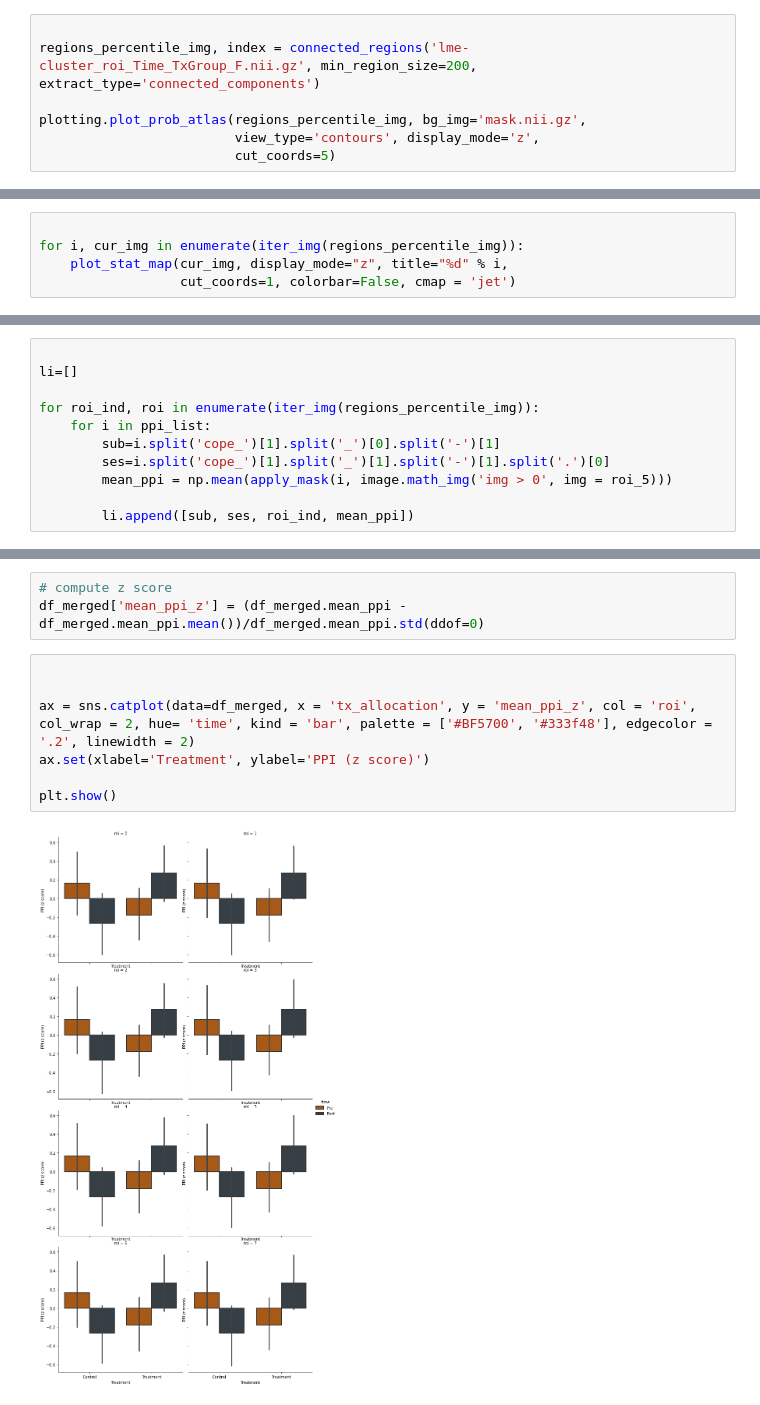
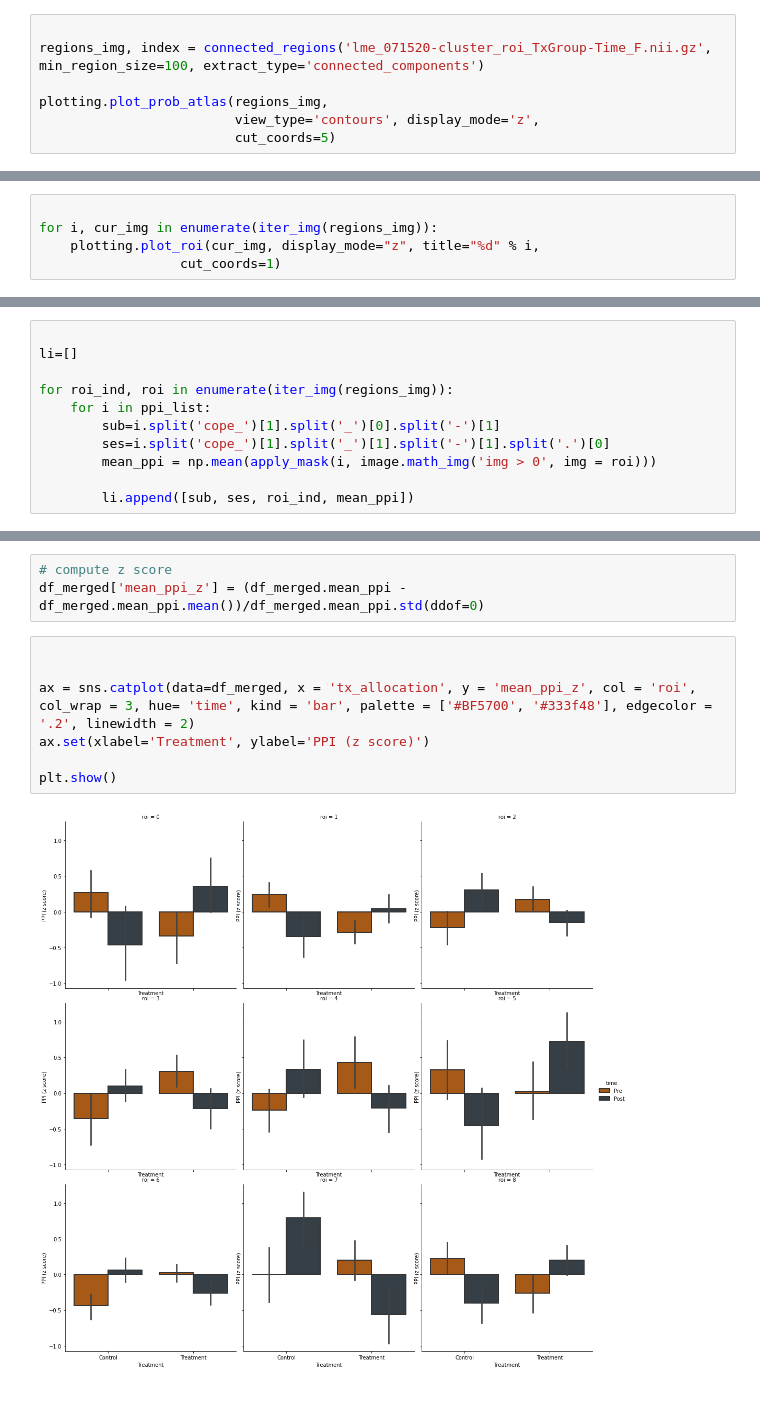
Before and after one commit to tbweng/lllt, a Jupyter notebook: ppi/connected_regions_0005/lme/interrogate.ipynb, the cells around one changed output, grey strips where cells are left out. Drawn from its saved outputs; the diff is of its cells as text.

```diff
--- a/ppi/connected_regions_0005/lme/interrogate.ipynb
+++ b/ppi/connected_regions_0005/lme/interrogate.ipynb
@@ -19,9 +19,9 @@ plt.figure(figsize=(6, 6))
 # interrogate lme clusters
 # %%
 
-regions_percentile_img, index = connected_regions('lme-cluster_roi_Time_TxGroup_F.nii.gz', min_region_size=200, extract_type='connected_components')
+regions_img, index = connected_regions('lme_071520-cluster_roi_TxGroup-Time_F.nii.gz', min_region_size=100, extract_type='connected_components')
 
-plotting.plot_prob_atlas(regions_percentile_img, bg_img='mask.nii.gz',
+plotting.plot_prob_atlas(regions_img,
                          view_type='contours', display_mode='z',
                          cut_coords=5)
 # %% [output]
@@ -34,6 +30,6 @@ plotting.view_img('lme-cluster_roi_Time_TxGroup_F.nii.gz')
 # %%
 
-for i, cur_img in enumerate(iter_img(regions_percentile_img)):
-    plot_stat_map(cur_img, display_mode="z", title="%d" % i,
-                  cut_coords=1, colorbar=False, cmap = 'jet')
+for i, cur_img in enumerate(iter_img(regions_img)):
+    plotting.plot_roi(cur_img, display_mode="z", title="%d" % i,
+                  cut_coords=1)
 # %% [output]
@@ -52,11 +48,11 @@ ppi_list = glob.glob('/scratch/05201/bhickson/preprocdata/ppi/connected_regions_
 
 li=[]
 
-for roi_ind, roi in enumerate(iter_img(regions_percentile_img)):
+for roi_ind, roi in enumerate(iter_img(regions_img)):
     for i in ppi_list:
         sub=i.split('cope_')[1].split('_')[0].split('-')[1]
         ses=i.split('cope_')[1].split('_')[1].split('-')[1].split('.')[0]
-        mean_ppi = np.mean(apply_mask(i, image.math_img('img > 0', img = roi_5)))
+        mean_ppi = np.mean(apply_mask(i, image.math_img('img > 0', img = roi)))
 
         li.append([sub, ses, roi_ind, mean_ppi])
 # %%
@@ -121,9 +117,9 @@ df_merged['mean_ppi_z'] = (df_merged.mean_ppi - df_merged.mean_ppi.mean())/df_me
 # %%
 
 
-ax = sns.catplot(data=df_merged, x = 'tx_allocation', y = 'mean_ppi_z', col = 'roi', col_wrap = 2, hue= 'time', kind = 'bar', palette = ['#BF5700', '#333f48'], edgecolor = '.2', linewidth = 2)
+ax = sns.catplot(data=df_merged, x = 'tx_allocation', y = 'mean_ppi_z', col = 'roi', col_wrap = 3, hue= 'time', kind = 'bar', palette = ['#BF5700', '#333f48'], edgecolor = '.2', linewidth = 2)
 ax.set(xlabel='Treatment', ylabel='PPI (z score)')
 
 plt.show()
 # %% [output]
-[figure, old version]
+[figure, new version]
```
Also changed, not shown: parts of 8 cells of this notebook.
